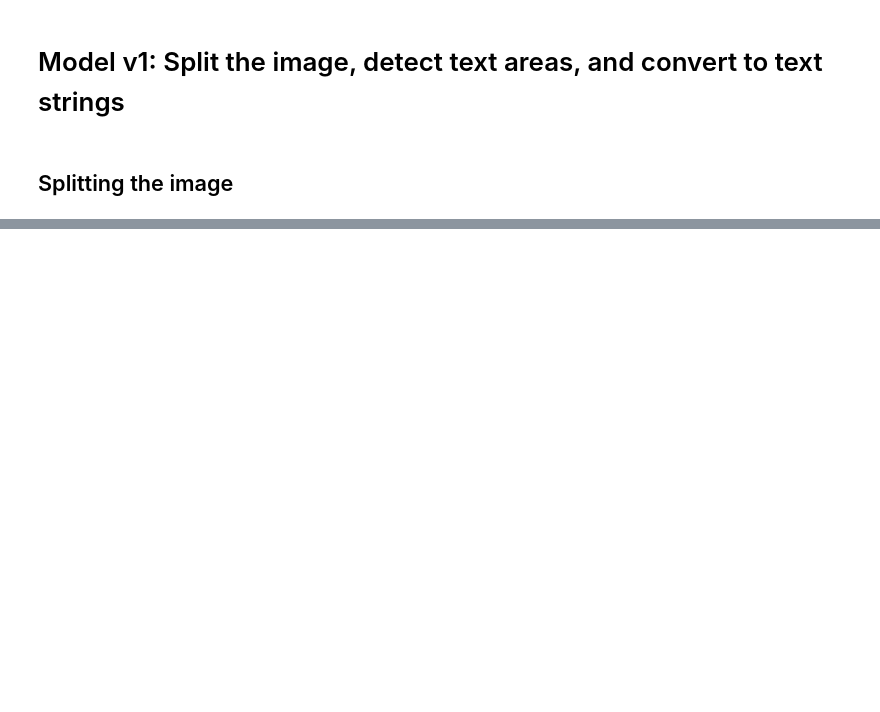
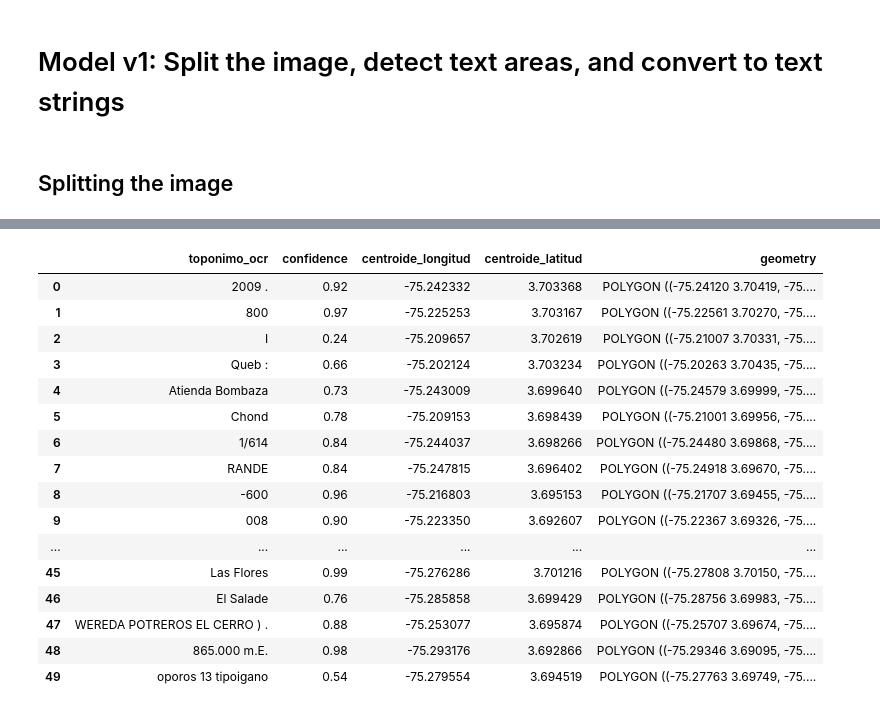
Before and after one commit to jcelis87/IGAC-team18, a Jupyter notebook: Model/Model v2.ipynb, the cells around one changed output, grey strips where cells are left out. Drawn from its saved outputs; the diff is of its cells as text; code cells hidden in the pictures; blank space fills up the shorter version.

```diff
--- a/Model/Model v2.ipynb
+++ b/Model/Model v2.ipynb
@@ -239,0 +295,35 @@ lista_toponimos_final.to_file('text_detected.geojson',driver='GeoJSON')
+# %%
+def combine_geometries():
+    """
+    Takes all the geojson files in the geometries folder and combine
+    them into a single geojson file. It combines bounding boxes that
+    intersect each other and their respective geographic names. It
+    deletes the rows whose name has only numbers.
+
+    Arguments
+    ---------
+    None
+
+    Output
+    ------
+    all_toponyms_gdf: GeoDataFrame
+                      GeoDataFrame with all the toponyms from the original
+                      image. It contains the geographic name, geodesic
+                      coordinates of the centroid, confidence and the
+                      geometry of the bounding boxes.
+
+    """
+    geometries_to_process = os.listdir(path='geometries')
+    rectangles = []
+    all_toponyms_gdf = gpd.GeoDataFrame(columns=["toponimo_ocr","confidence",
+                "centroide_longitud","centroide_latitud","geometry"],crs=str(org_img.crs))
+
+    for geometry in geometries_to_process:
+        if ".geojson" in geometry:
+            file = gpd.read_file('geometries/' + geometry)
+            all_toponyms_gdf = all_toponyms_gdf.append(file)
+
+    all_toponyms_gdf.reset_index(drop=True, inplace=True)
+    all_toponyms_gdf.to_file('text_detected.geojson',driver='GeoJSON')
+
+    return all_toponyms_gdf
@@ -239,0 +465,7 @@ lista_toponimos_final.to_file('text_detected.geojson',driver='GeoJSON')
+# %%
+%%time
+# C-1974 F-240
+empty_folders()
+create_geometries("282IID_1983.tif")
+all_toponyms_sheet1 = combine_geometries()
+get_image_corners("282IID_1983.tif")
@@ -239,0 +477,20 @@ lista_toponimos_final.to_file('text_detected.geojson',driver='GeoJSON')
+# %%
+all_toponyms_sheet1.head(50)
+# %% [output]
+|  | toponimo_ocr | confidence | centroide_longitud | centroide_latitud | geometry |
+| 0 | 2009 . | 0.92 | -75.242332 | 3.703368 | POLYGON ((-75.24120 3.70419, -75.... |
+| 1 | 800 | 0.97 | -75.225253 | 3.703167 | POLYGON ((-75.22561 3.70270, -75.... |
+| 2 | I | 0.24 | -75.209657 | 3.702619 | POLYGON ((-75.21007 3.70331, -75.... |
+| 3 | Queb : | 0.66 | -75.202124 | 3.703234 | POLYGON ((-75.20263 3.70435, -75.... |
+| 4 | Atienda Bombaza | 0.73 | -75.243009 | 3.699640 | POLYGON ((-75.24579 3.69999, -75.... |
+| 5 | Chond | 0.78 | -75.209153 | 3.698439 | POLYGON ((-75.21001 3.69956, -75.... |
+| 6 | 1/614 | 0.84 | -75.244037 | 3.698266 | POLYGON ((-75.24480 3.69868, -75.... |
+| 7 | RANDE | 0.84 | -75.247815 | 3.696402 | POLYGON ((-75.24918 3.69670, -75.... |
+| 8 | -600 | 0.96 | -75.216803 | 3.695153 | POLYGON ((-75.21707 3.69455, -75.... |
+| 9 | 008 | 0.90 | -75.223350 | 3.692607 | POLYGON ((-75.22367 3.69326, -75.... |
+| ... | ... | ... | ... | ... | ... |
+| 45 | Las Flores | 0.99 | -75.276286 | 3.701216 | POLYGON ((-75.27808 3.70150, -75.... |
+| 46 | El Salade | 0.76 | -75.285858 | 3.699429 | POLYGON ((-75.28756 3.69983, -75.... |
+| 47 | WEREDA POTREROS EL CERRO ) . | 0.88 | -75.253077 | 3.695874 | POLYGON ((-75.25707 3.69674, -75.... |
+| 48 | 865.000 m.E. | 0.98 | -75.293176 | 3.692866 | POLYGON ((-75.29346 3.69095, -75.... |
+| 49 | oporos 13 tipoigano | 0.54 | -75.279554 | 3.694519 | POLYGON ((-75.27763 3.69749, -75.... |
```
Also changed, not shown: parts of 23 cells of this notebook, 44 other files.
